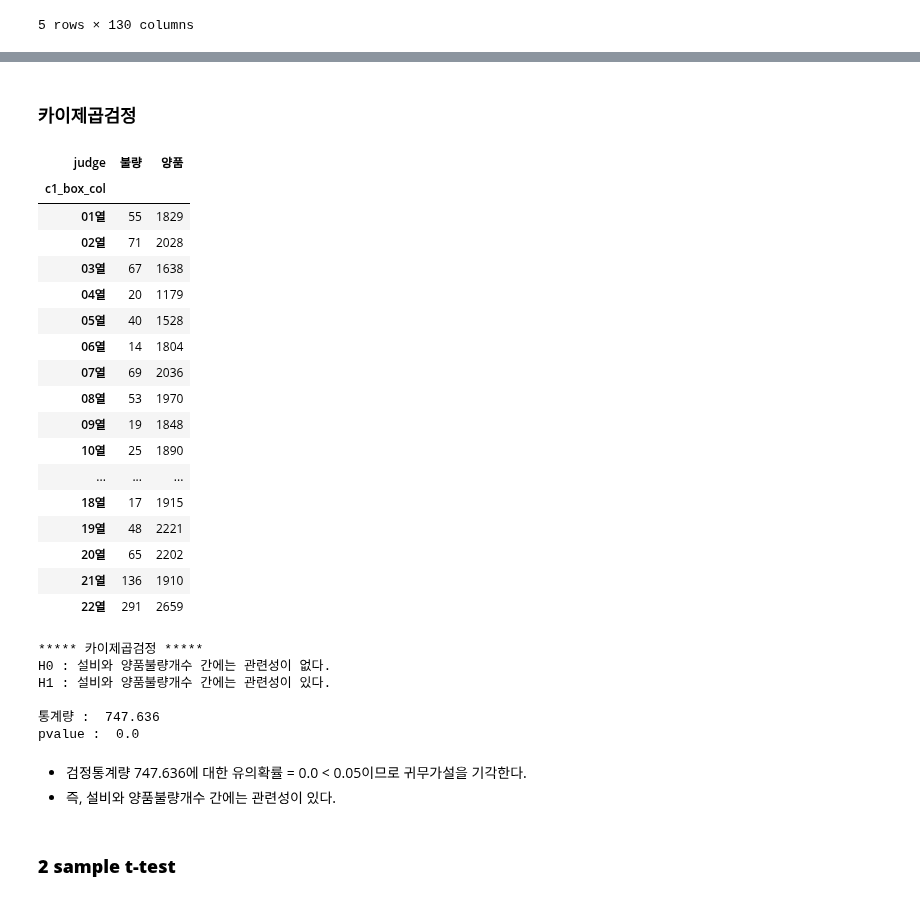
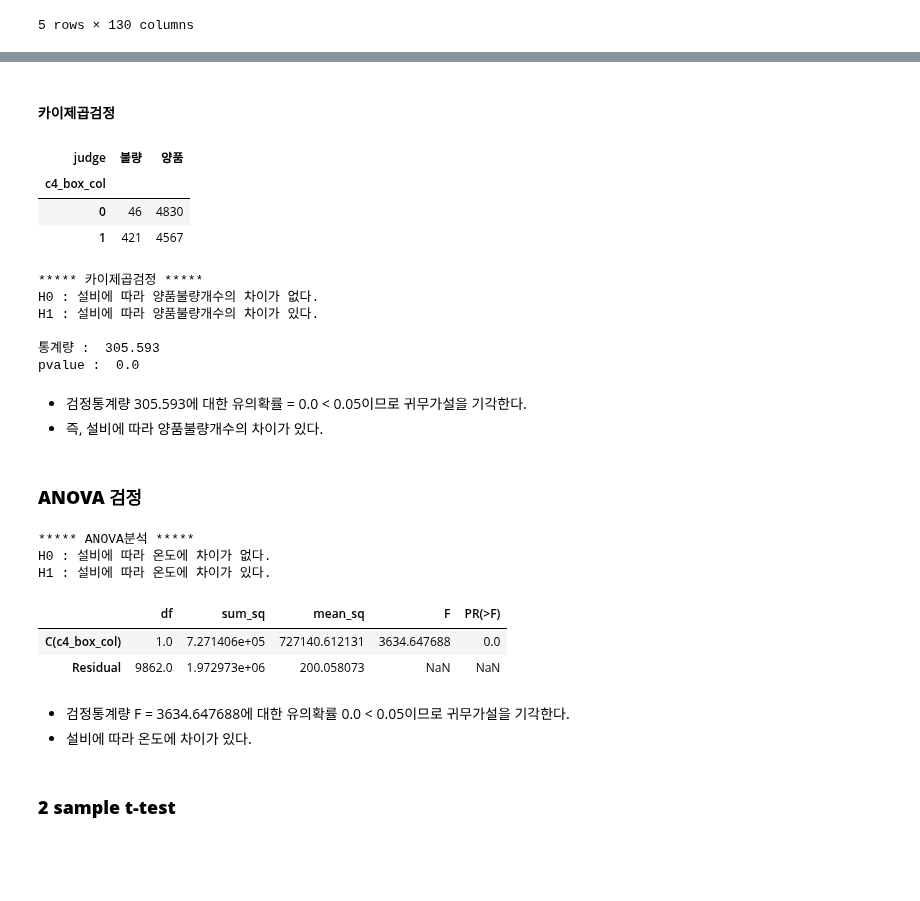
Before and after one commit to mjiii25/posco-academy, a Jupyter notebook: Big-Data/Battery-Project/hypothesis-test.ipynb, the cells around one changed output, grey strips where cells are left out. Cells and saved outputs as stored; diff of their text form; code cells hidden in the pictures; blank space fills up the shorter version.

```diff
--- a/Big-Data/Battery-Project/hypothesis-test.ipynb
+++ b/Big-Data/Battery-Project/hypothesis-test.ipynb
@@ -100,0 +133,7 @@ df_raw_new.head()
+# %%
+df_raw_total.loc[df_raw_total['c4_box_col'] == '04열', 'c4_box_col'] = 0
+df_raw_total.loc[df_raw_total['c4_box_col'] == '06열', 'c4_box_col'] = 0
+df_raw_total.loc[df_raw_total['c4_box_col'] == '09열', 'c4_box_col'] = 0
+
+df_raw_total.loc[df_raw_total['c4_box_col'] == '21열', 'c4_box_col'] = 1
+df_raw_total.loc[df_raw_total['c4_box_col'] == '22열', 'c4_box_col'] = 1
@@ -101,49 +155,53 @@ df_raw_new.head()
 # %% [markdown]
-### **카이제곱검정**
+#### **카이제곱검정**
-# %%
-import pandas as pd
-import scipy.stats as stats
-
-ct = pd.crosstab(df_raw['c1_box_col'], df_raw['judge'])
-ct
-# %% [output]
-| judge | 불량 | 양품 |
-| c1_box_col |  |  |
-| 01열 | 55 | 1829 |
-| 02열 | 71 | 2028 |
-| 03열 | 67 | 1638 |
-| 04열 | 20 | 1179 |
-| 05열 | 40 | 1528 |
-| 06열 | 14 | 1804 |
-| 07열 | 69 | 2036 |
-| 08열 | 53 | 1970 |
-| 09열 | 19 | 1848 |
-| 10열 | 25 | 1890 |
-| ... | ... | ... |
-| 18열 | 17 | 1915 |
-| 19열 | 48 | 2221 |
-| 20열 | 65 | 2202 |
-| 21열 | 136 | 1910 |
-| 22열 | 291 | 2659 |
+# %%
+ct = pd.crosstab(df_raw_total['c4_box_col'], df_raw_total['judge'])
+ct
+# %% [output]
+| judge | 불량 | 양품 |
+| c4_box_col |  |  |
+| 0 | 46 | 4830 |
+| 1 | 421 | 4567 |
 # %%
 stat, pval, df, expected = stats.chi2_contingency(observed = ct)
 
 print('***** 카이제곱검정 *****')
-print('H0 : 설비와 양품불량개수 간에는 관련성이 없다.')
-print('H1 : 설비와 양품불량개수 간에는 관련성이 있다.')
+print('H0 : 설비에 따라 양품불량개수의 차이가 없다.')
+print('H1 : 설비에 따라 양품불량개수의 차이가 있다.')
 print('')
 print('통계량 : ', stat.round(3))
 print('pvalue : ', pval.round(3))
 # %% [output]
 ***** 카이제곱검정 *****
-H0 : 설비와 양품불량개수 간에는 관련성이 없다.
-H1 : 설비와 양품불량개수 간에는 관련성이 있다.
+H0 : 설비에 따라 양품불량개수의 차이가 없다.
+H1 : 설비에 따라 양품불량개수의 차이가 있다.
 
-통계량 :  747.636
+통계량 :  305.593
 pvalue :  0.0
 # %% [markdown]
-- 검정통계량 747.636에 대한 유의확률 = 0.0 < 0.05이므로 귀무가설을 기각한다.
-- 즉, 설비와 양품불량개수 간에는 관련성이 있다.
+- 검정통계량 305.593에 대한 유의확률 = 0.0 < 0.05이므로 귀무가설을 기각한다.
+- 즉, 설비에 따라 양품불량개수의 차이가 있다.
+# %% [markdown]
+### **ANOVA 검정**
+# %%
+# ANOVA 실행
+
+print('***** ANOVA분석 *****')
+print('H0 : 설비에 따라 온도에 차이가 없다.')
+print('H1 : 설비에 따라 온도에 차이가 있다.')
+print('')
+model = ols('c4_temp_avg ~ C(c4_box_col)', df_raw_total).fit()
+anova_lm(model)
+# %% [output]
+***** ANOVA분석 *****
+H0 : 설비에 따라 온도에 차이가 없다.
+H1 : 설비에 따라 온도에 차이가 있다.
+|  | df | sum_sq | mean_sq | F | PR(>F) |
+| C(c4_box_col) | 1.0 | 7.271406e+05 | 727140.612131 | 3634.647688 | 0.0 |
+| Residual | 9862.0 | 1.972973e+06 | 200.058073 | NaN | NaN |
+# %% [markdown]
+- 검정통계량 F = 3634.647688에 대한 유의확률 0.0 < 0.05이므로 귀무가설을 기각한다.
+- 설비에 따라 온도에 차이가 있다.
 # %% [markdown]
 ### **2 sample t-test**
 # %%
```
Also changed, not shown: parts of 22 cells of this notebook.
